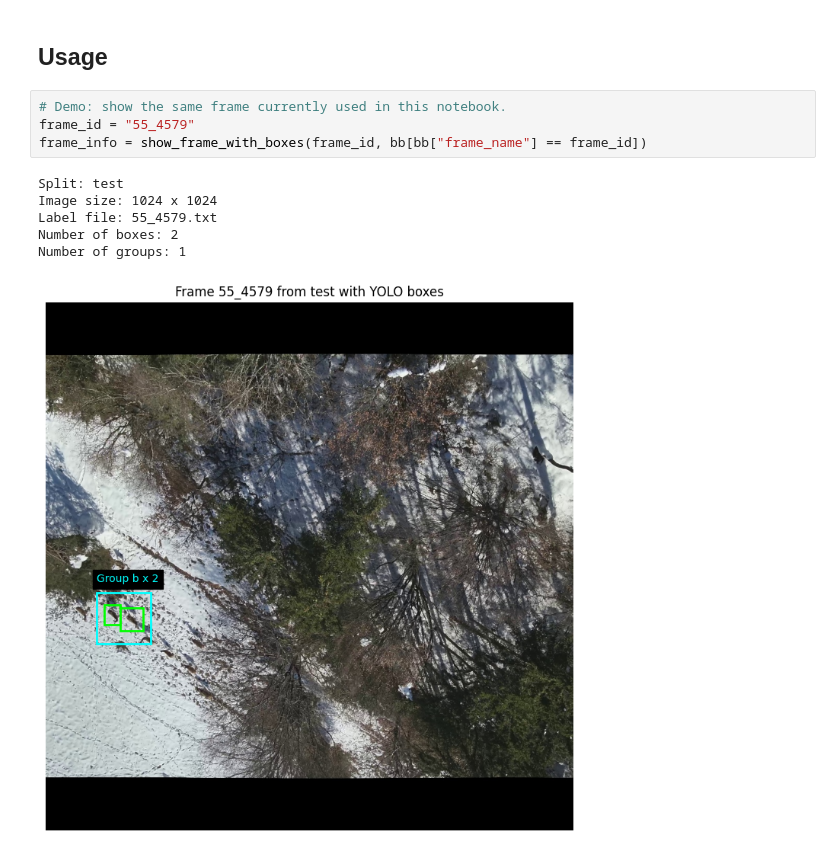
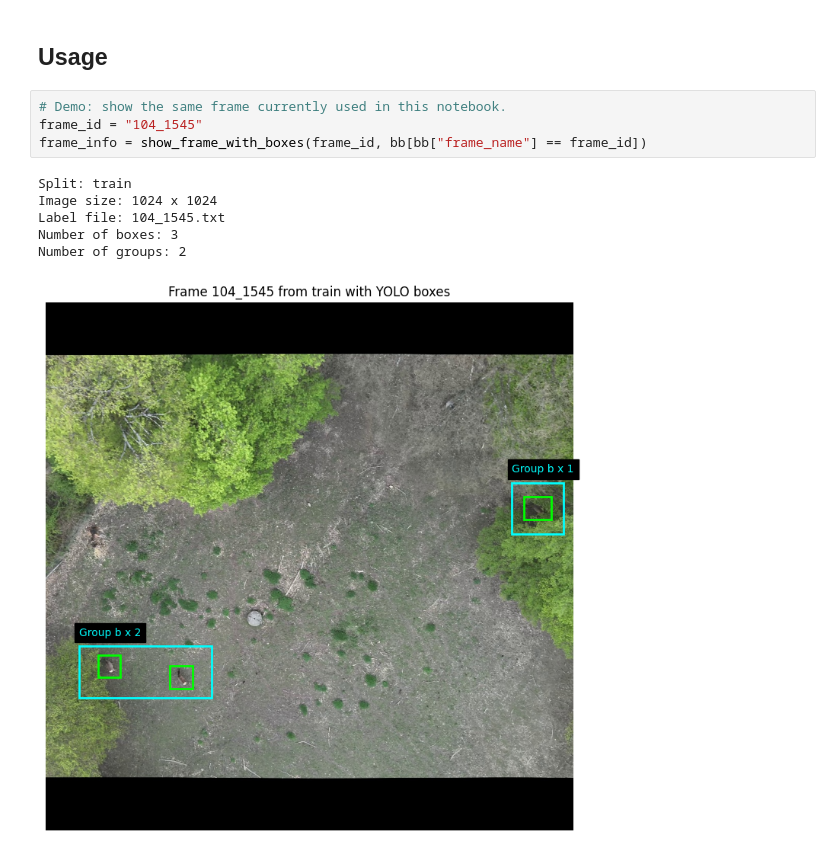
Before and after one commit to jonas-gstoettenmayr/CIV4-WhoS-Where, a Jupyter notebook: notebooks/view_images.ipynb, the cells around one changed output. Drawn from its saved outputs; the diff is of its cells as text.

```diff
--- a/notebooks/view_images.ipynb
+++ b/notebooks/view_images.ipynb
@@ -67,12 +67,12 @@ def show_frame_with_boxes(frame_id: str, boxes: pd.DataFrame):
 ## Usage
 # %%
 # Demo: show the same frame currently used in this notebook.
-frame_id = "55_4579"
+frame_id = "104_1545"
 frame_info = show_frame_with_boxes(frame_id, bb[bb["frame_name"] == frame_id])
 # %% [output]
-Split: test
+Split: train
 Image size: 1024 x 1024
-Label file: 55_4579.txt
-Number of boxes: 2
-Number of groups: 1
+Label file: 104_1545.txt
+Number of boxes: 3
+Number of groups: 2
-[figure, old version]
+[figure, new version]
```
Also changed, not shown: 4 other files.
